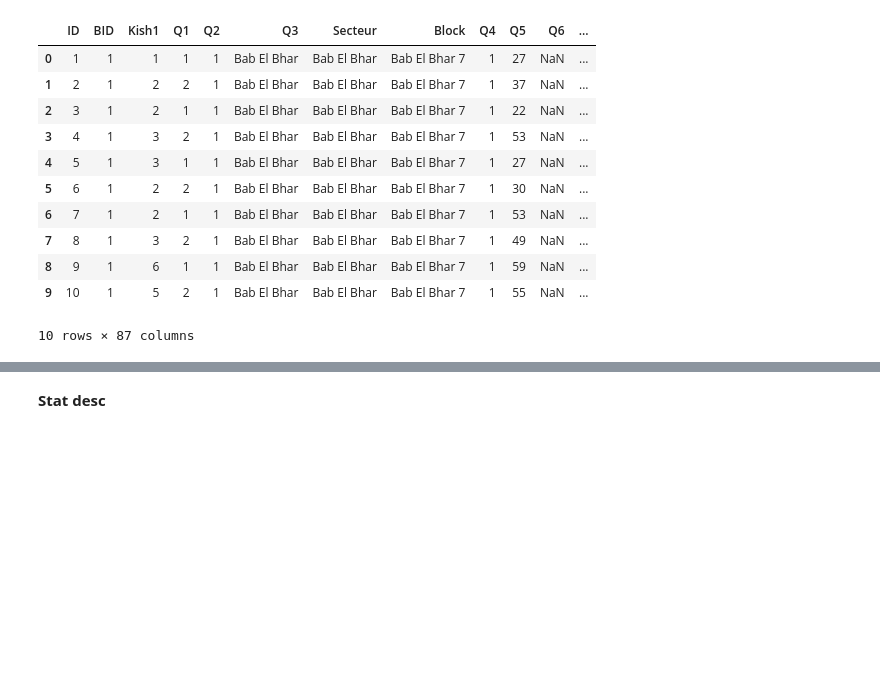
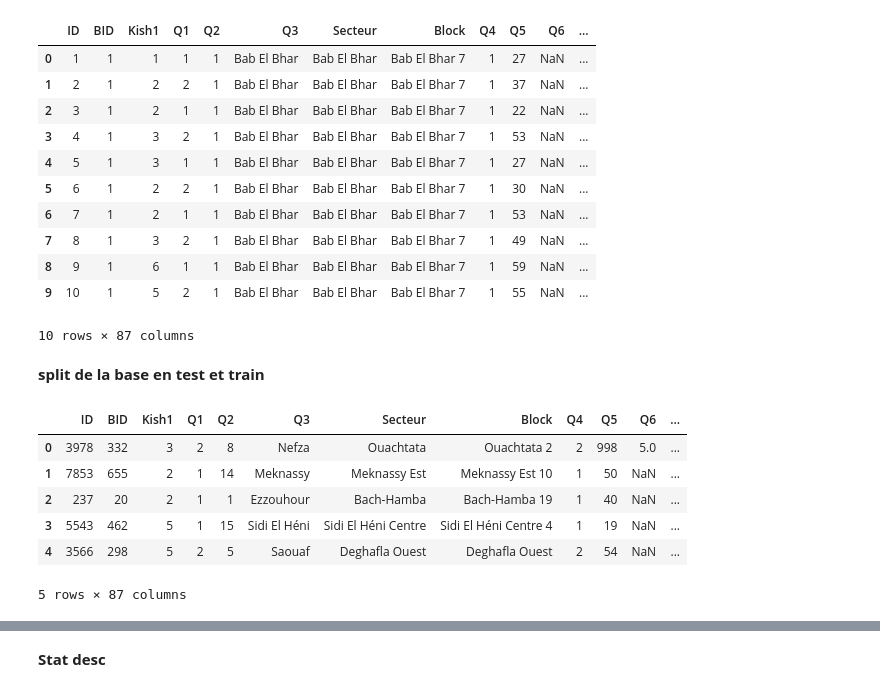
Before and after one commit to med-tz/elelction_Tunisie, a Jupyter notebook: Source.ipynb, the cells around one changed output, grey strips where cells are left out. Cells and saved outputs as stored; diff of their text form; code cells hidden in the pictures; blank space fills up the shorter version.

```diff
--- a/Source.ipynb
+++ b/Source.ipynb
@@ -33,3 +35,21 @@ Base.head(10)
 | 8 | 9 | 1 | 6 | 1 | 1 | Bab El Bhar | Bab El Bhar | Bab El Bhar 7 | 1 | 59 | NaN | ... |
 | 9 | 10 | 1 | 5 | 2 | 1 | Bab El Bhar | Bab El Bhar | Bab El Bhar 7 | 1 | 55 | NaN | ... |
 10 rows × 87 columns
+# %% [markdown]
+**split de la base en test et train**
+# %%
+train,test = train_test_split(Base, test_size = 0.3, random_state = 123)
+train=train.reset_index()
+train=train.drop(['index'], axis=1)
+test=test.reset_index()
+test=test.drop(['index'], axis=1)
+# %%
+train.head()
+# %% [output]
+|  | ID | BID | Kish1 | Q1 | Q2 | Q3 | Secteur | Block | Q4 | Q5 | Q6 | ... |
+| 0 | 3978 | 332 | 3 | 2 | 8 | Nefza | Ouachtata | Ouachtata 2 | 2 | 998 | 5.0 | ... |
+| 1 | 7853 | 655 | 2 | 1 | 14 | Meknassy | Meknassy Est | Meknassy Est 10 | 1 | 50 | NaN | ... |
+| 2 | 237 | 20 | 2 | 1 | 1 | Ezzouhour | Bach-Hamba | Bach-Hamba 19 | 1 | 40 | NaN | ... |
+| 3 | 5543 | 462 | 5 | 1 | 15 | Sidi El Héni | Sidi El Héni Centre | Sidi El Héni Centre 4 | 1 | 19 | NaN | ... |
+| 4 | 3566 | 298 | 5 | 2 | 5 | Saouaf | Deghafla Ouest | Deghafla Ouest | 2 | 54 | NaN | ... |
+5 rows × 87 columns
```
Also changed, not shown: parts of 3 cells of this notebook.
